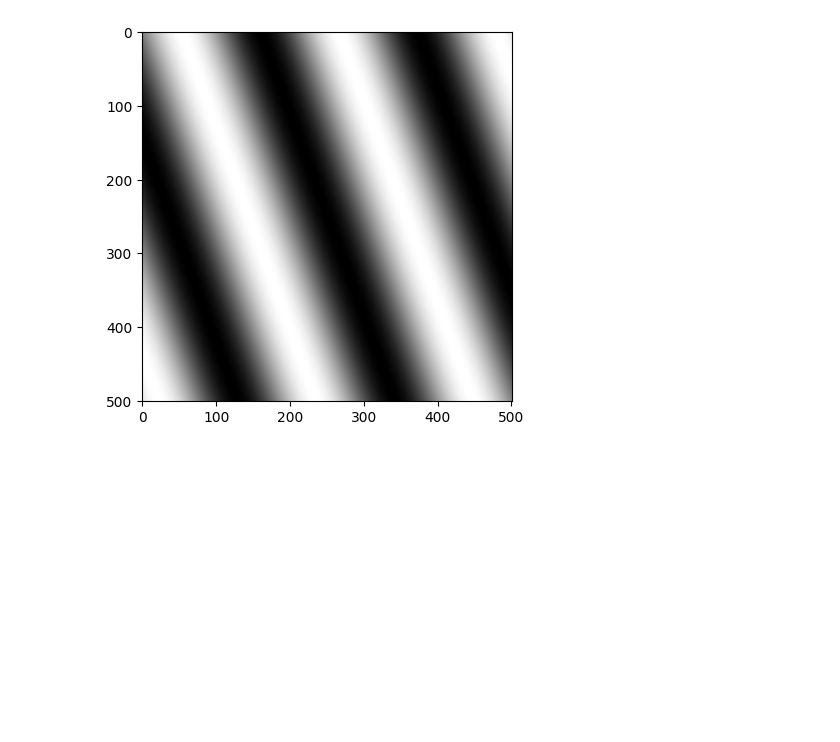
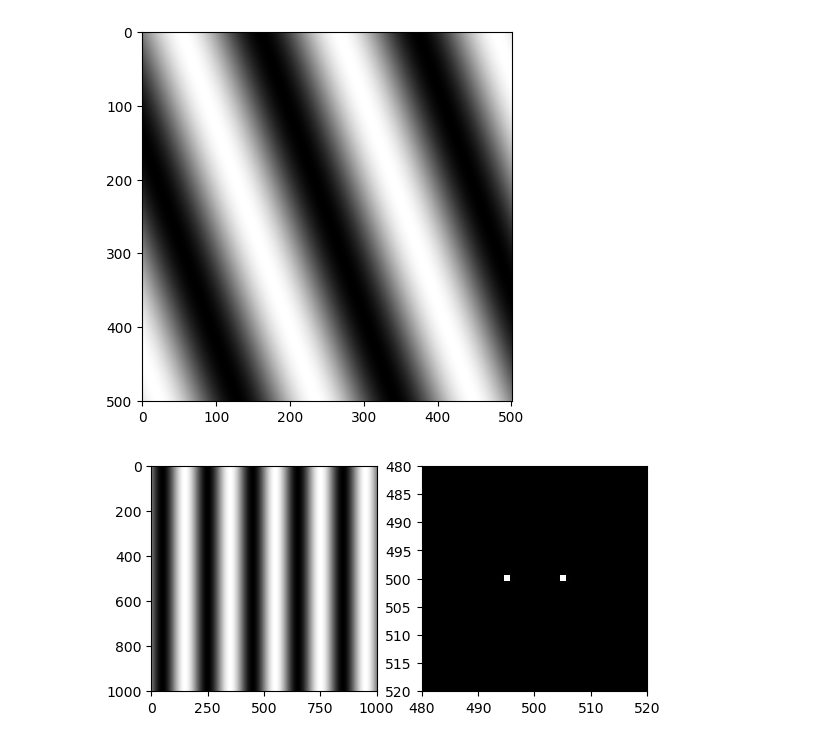
Before and after one commit to mings-k/Basic, a Jupyter notebook: Image_Freq/freq_prac.ipynb, the cells around one changed output. Drawn from its saved outputs; the diff is of its cells as text; code cells hidden in the pictures; blank space fills up the shorter version.

```diff
--- a/Image_Freq/freq_prac.ipynb
+++ b/Image_Freq/freq_prac.ipynb
@@ -54,0 +52,34 @@ import matplotlib.pyplot as plt
+# %%
+# Fourier Transform
+import numpy as np
+import matplotlib.pyplot as plt
+
+# 1001x1001 크기 이므로 중심이 500x500 임(크기를 홀수로 지정한 이유)
+x = np.arange(-500, 501, 1)
+
+X, Y = np.meshgrid(x, x)
+
+T = 200
+f = 1 / T
+angle = 0
+
+grating = np.sin(2*np.pi*f*(X*np.cos(angle)-Y*np.sin(angle)))
+
+plt.set_cmap("gray")
+
+plt.subplot(121)
+plt.imshow(grating)
+
+# Fourier transform 진행
+ft = np.fft.fft2(grating)
+
+ft = np.fft.fftshift(ft)
+
+plt.subplot(122)
+plt.imshow(abs(ft))
+plt.xlim([480, 520])
+plt.ylim([520, 480])
+
+plt.show()
+# %% [output]
+[figure, added]
```
Also changed, not shown: parts of 6 cells of this notebook.
